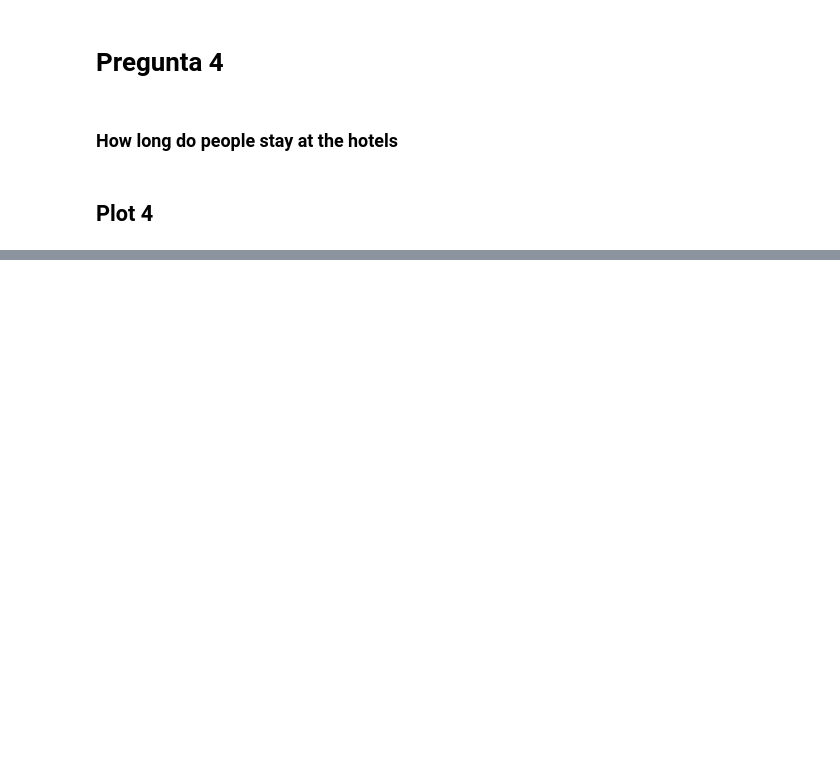
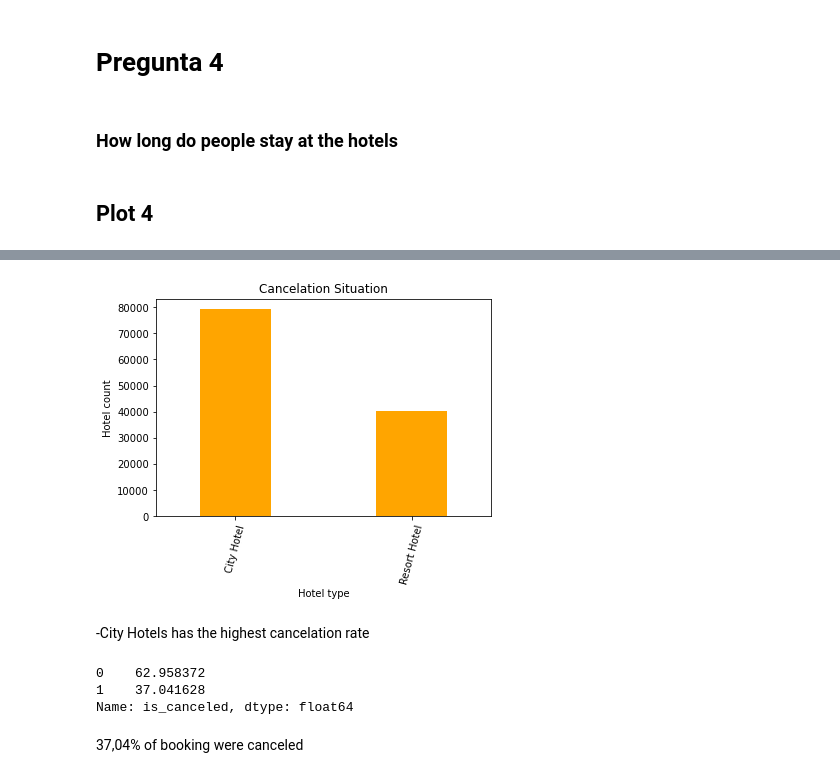
Before and after one commit to carlosmendozaj/Project_Booking_Demand, a Jupyter notebook: Hotel Demand.ipynb, the cells around one changed output, grey strips where cells are left out. Saved outputs shown, nothing was run; the diff lists cells and outputs as text; code cells hidden in the pictures; blank space fills up the shorter version.

```diff
--- a/Hotel Demand.ipynb
+++ b/Hotel Demand.ipynb
@@ -239,0 +218,7 @@ Length: 46228, dtype: int64
+# %%
+#Checking missing values
+purchase_data.isnull().sum()
+#Country, agent, and company have missing values. Fill data with 0s.
+clean_purchase_data = purchase_data.fillna(value=0)
+hotel = pd.read_csv('Resources/hotel_bookings.csv', usecols = ['hotel', 'is_canceled', 'adults', 'children', 'babies', 'meal', 'country', 'market_segment', 'distribution_channel', 'reserved_room_type', 'booking_changes', 'deposit_type', 'days_in_waiting_list', 'customer_type', 'required_car_parking_spaces', 'total_of_special_requests'])
+hotel.head()
@@ -239,0 +255,23 @@ Length: 46228, dtype: int64
+# %%
+hotel_cancel = hotel['hotel'].value_counts()
+# %%
+#Cancellations City hotel vs. Resort:
+cancel_plot = hotel_cancel.plot(kind='bar', rot=75, color = "orange", width= .4, title="Cancelation Situation")
+cancel_plot.set_xlabel("Hotel type")
+cancel_plot.set_ylabel("Hotel count")
+plt.show()
+# %% [output]
+[figure, added]
+# %% [markdown]
+-City Hotels has the highest cancelation rate
+# %%
+#Cancellations percentages
+hotel_eda = hotel.copy()
+hotel_eda['hotel'].value_counts()
+hotel_eda['is_canceled'].value_counts()/hotel.shape[0]*100
+# %% [output]
+0    62.958372
+1    37.041628
+Name: is_canceled, dtype: float64
+# %% [markdown]
+37,04% of booking were canceled
```
Also changed, not shown: parts of 19 cells of this notebook.
